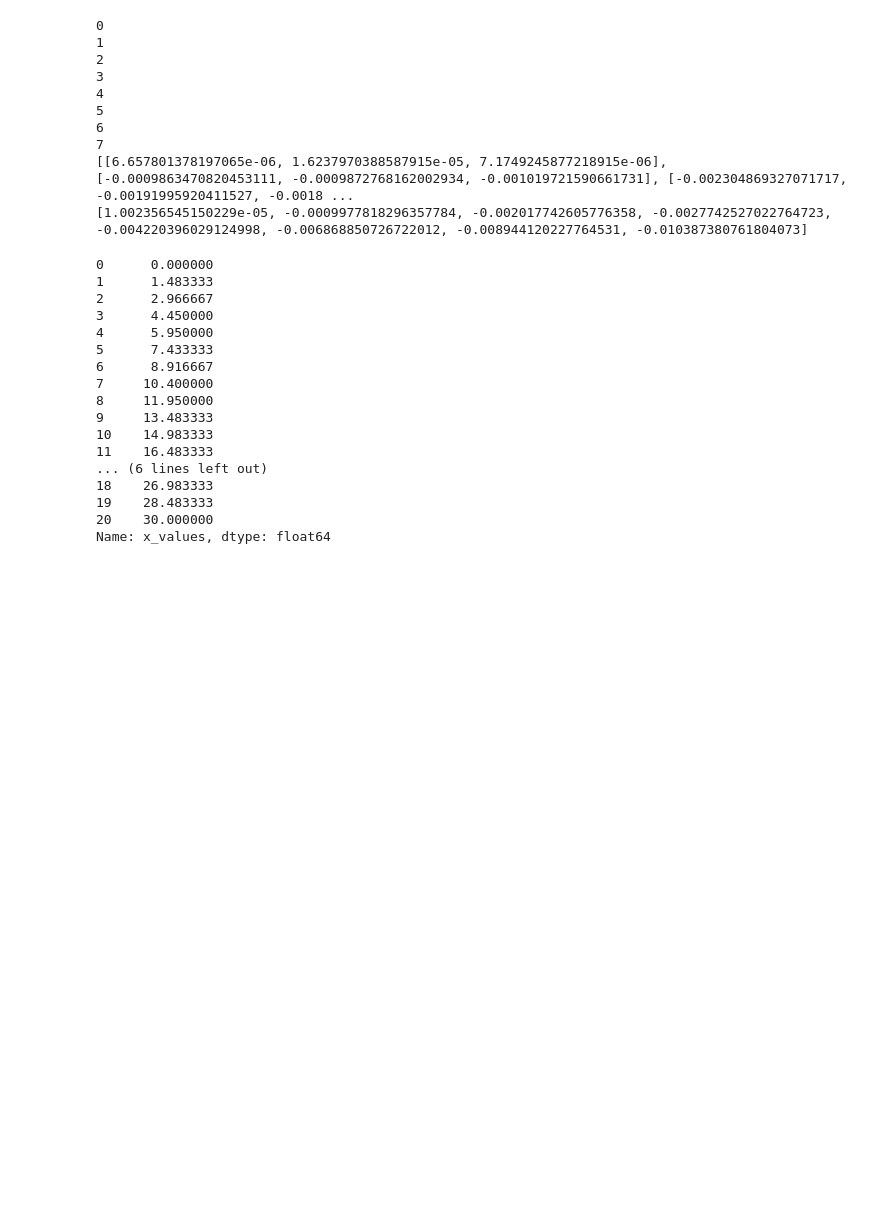
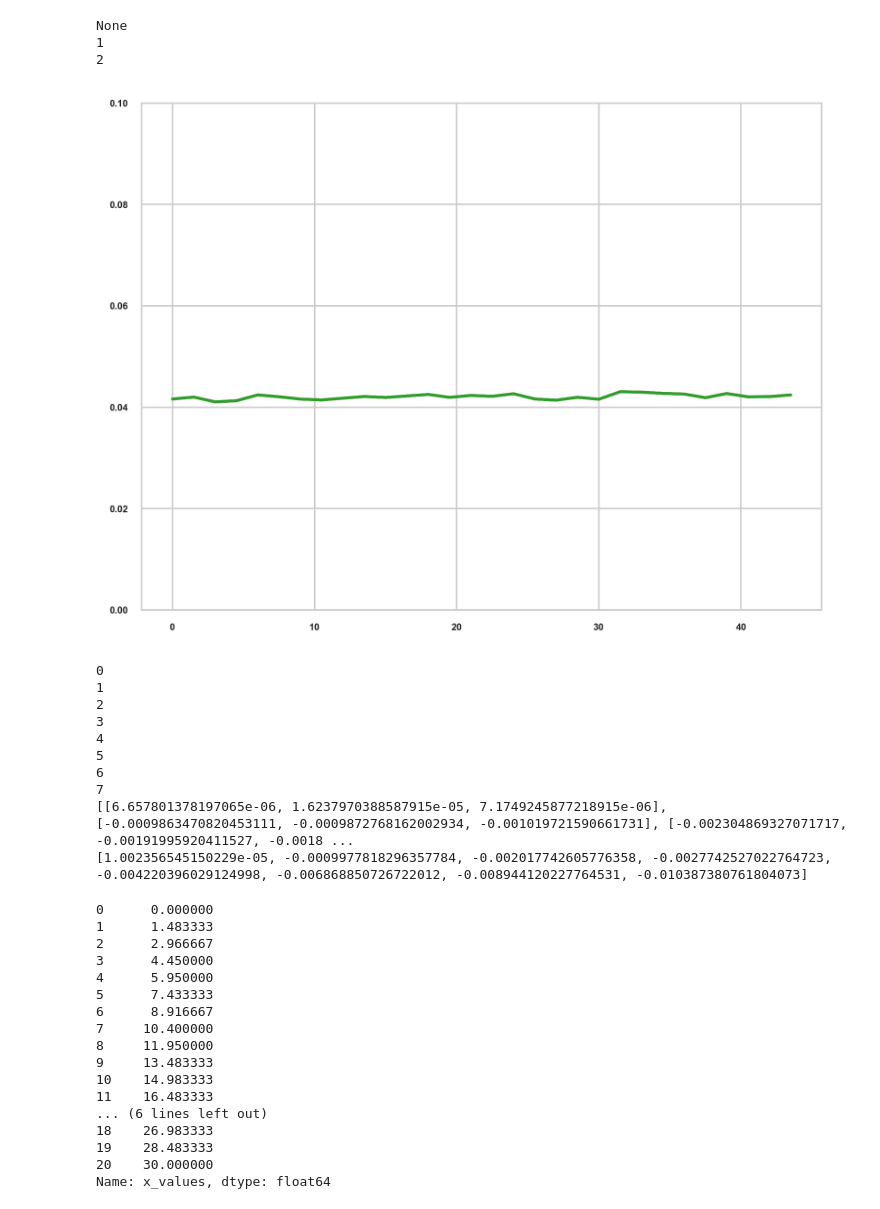
Before and after one commit to BioCatHub/bch_scenario_Alaric, a Jupyter notebook: Kinetics.ipynb, the cells around one changed output. Drawn from its saved outputs; the diff is of its cells as text; code cells hidden in the pictures; blank space fills up the shorter version.

```diff
--- a/Kinetics.ipynb
+++ b/Kinetics.ipynb
@@ -46,25 +30,14 @@ vars = locals()
 vars["df11"] = "Hallo!!"
 
 
+#document1 = importer('A540nm/AlaricnoEnzml1mmolL.omex').build_data_frame()
+#print("document1", document1)
+
 
 for i in concentrations:
+  print("Loop at position",i)
+  #path = 'A540nm/AlaricnoEnzml1mmolL.omex'
   path = 'A540nm/AlaricnoEnzml'+str(i)+'mmolL.omex'
-  vars["df_"+str(i)] = importer(path).build_data_frame()
-
-
-
-print("df is", df1)
-
-#print(locals())
-
-
-
-'''
-
-data_model = None
-path = 'A540nm/AlaricnoEnzml6mmolL.omex'
-document = importer(path).build_data_frame()
-print(document)
-
-'''
+  document = importer(path).build_data_frame()
+  vars["df"+str(i)] = importer(path).build_data_frame()
 # %% [output]
@@ -127,3 +90,27 @@ ax.plot(document["x_values"],document["sample_2"], color="black", marker="d")
+# %%
+print(df4)
+
+fig,ax = plt.subplots()
+
+newdf = pd.to_numeric(df3['sample_1'])
+newdfx = pd.to_numeric(df3["x_values"])
+
+ax.plot(newdfx, newdf)
+ax.plot(newdfx, newdf)
+ax.plot(newdfx, newdf)
+ax.set_ylim(0,0.1)
+
+
+newdf = [1,2]
+
+for i in newdf:
+    number = round(i, 4)
+    print(number)
+# %% [output]
+None
+1
+2
+[figure, added]
 # %%
 ## Modelling the data with PySCeS
 
```
Also changed, not shown: parts of 3 cells of this notebook, 7 other files.
